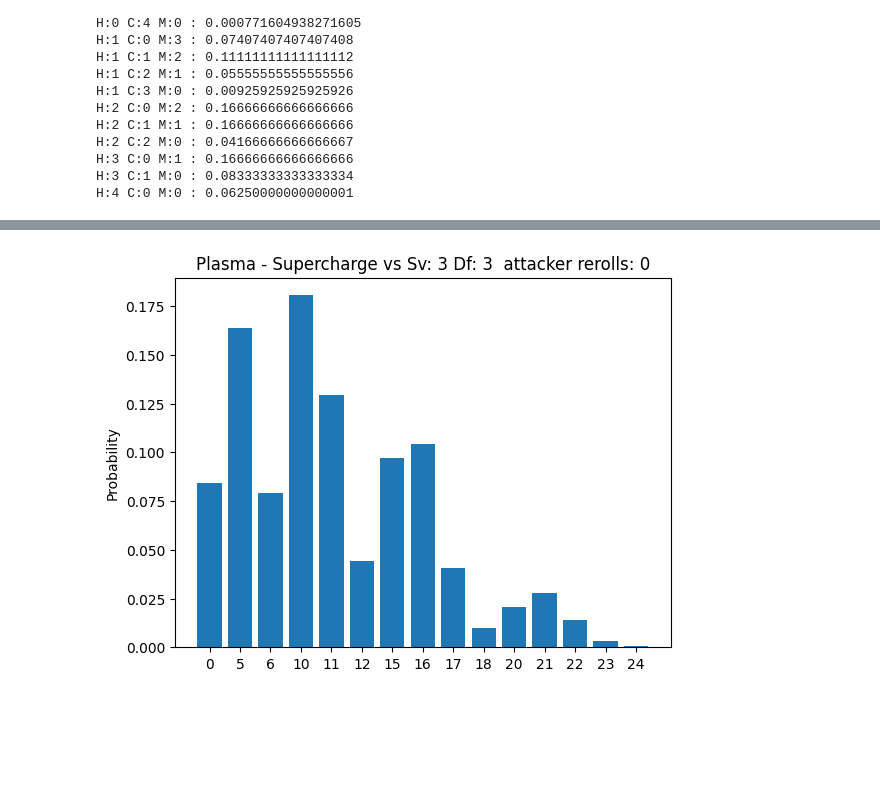
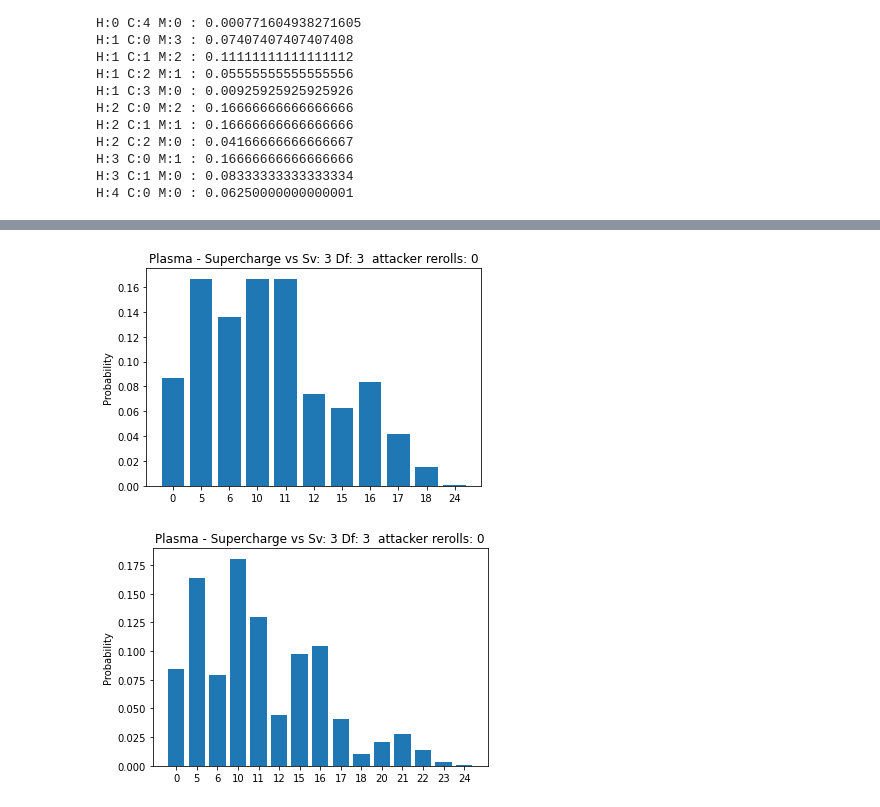
Before and after one commit to feuerfritas/ktstats, a Jupyter notebook: Untitled.ipynb, the cells around one changed output, grey strips where cells are left out. Saved outputs shown, nothing was run; the diff lists cells and outputs as text; code cells hidden in the pictures; blank space fills up the shorter version.

Commit message:
add cover mechanic

```diff
--- a/Untitled.ipynb
+++ b/Untitled.ipynb
@@ -195,34 +278,4 @@ apply_damage(apply_saves(apply_rerolls(attack, 1), 3, 2), 5, 6).plot()
 # %%
-def kt_roll(amount, target, crit_value=6):
-    return lea.interval(1,6).map(
-        lambda x: 'Crit' if x >= crit_value else 'Success' if x>= target else 'Miss'
-    ).draw(amount, sorted=True, replacement=True)
-
-class KtRoll(object):
-
-    def __init__(self, target, crit_value=6):
-        self.base_roll = lea.interval(1,6).map(
-            lambda x: 'Crit' if x >= crit_value else 'Success' if x>= target else 'Miss'
-        )
-
-    def roll(self, amount, rerolls=0):
-        return lea.joint(
-            self.base_roll.draw(amount, sorted=True, replacement=True),
-            self.base_roll.draw(rerolls)
-        ).map(self.map_rerolls)
-
-    def map_rerolls(self, value):
-        hits = list(value[0])
-        for reroll in list(value[1]):
-            if reroll == 'Crit' and 'Miss' in hits:
-                hits.remove('Miss')
-                hits.insert(0, 'Crit')
-                continue
-            if reroll == 'Success' and 'Miss' in hits:
-                hits.remove('Miss')
-                hits = [x for x in hits if x == 'Crit'] + ['Success'] + [x for x in hits if x != 'Crit']
-                continue
-        return tuple(hits)
 
 class Target(object):
 
@@ -243,6 +296,7 @@ class Weapon(object):
 
     ap = 0
     mw = 0
+    no_cover = False
 
     def __init__(self, name, attacks, bs, nd, cd, special_rules=None, crit_rules=None):
         self.name = name
@@ -254,40 +308,41 @@ class Weapon(object):
         if 'AP2' in self.special_rules:
             self.ap = 2
         if 'AP1' in self.special_rules:
             self.ap = 1
         if 'MW3' in self.special_rules:
             self.mw = 3
+        if 'No Cover' in self.special_rules:
+            self.no_cover = True
         self.crit_rules = crit_rules or []
 
     def plot_shoot(self, *kargs, **kwargs):
         desc = ''
         if 'attack_rerolls' in kwargs:
             desc += ' attacker rerolls: {}'.format(kwargs['attack_rerolls'])
         if 'save_rerolls' in kwargs:
             desc += ' save rerolls: {}'.format(kwargs['save_rerolls'])
         title = '{} vs {} {}'.format(self.name, kargs[0], desc)
         self.shoot(*kargs, **kwargs).plot(title=title)
 
-    def shoot(self, target, cover=None, attack_rerolls=0, save_rerolls=0):
+    def shoot(self, target, cover=0, attack_rerolls=0, save_rerolls=0):
         return lea.joint(
             KtRoll(self.bs).roll(self.attacks, attack_rerolls),
-            target.save().roll(target.get_defense() - self.ap, save_rerolls)
+            target.save().roll(target.get_defense() - self.ap, save_rerolls, normal_retains=cover if not self.no_cover else 0)
         ).map(resolve_saves).map(self.damage)
 
     def damage(self, results):
         hits, og_crits = results
         return self.cd*list(hits).count('Crit') + self.nd*list(hits).count('Success') + og_crits*self.mw
 
-
-
-kt_roll(1,4)
 #apply_damage(KtRoll(4).roll(3, rerolls=1),2, 3).plot()
 #apply_damage(KtRoll(3).roll(4, rerolls=1),5, 6).plot()
 
 plasma = Weapon('Plasma - Supercharge', 4, 3, 5, 6, ['AP2', 'Hot'])
-plasma.plot_shoot(Target(3,3), attack_rerolls=0)
+plasma.plot_shoot(Target(3,3), attack_rerolls=0, cover=1)
+plasma.plot_shoot(Target(3,3), attack_rerolls=0, cover=0)
 # %% [output]
-[figure, old version]
+[figure, new version]
+[figure, added]
 # %%
 plasma.plot_shoot(Target(3,3), save_rerolls=0, attack_rerolls=2)
 # %% [output]
```
Also changed, not shown: parts of 19 cells of this notebook.
